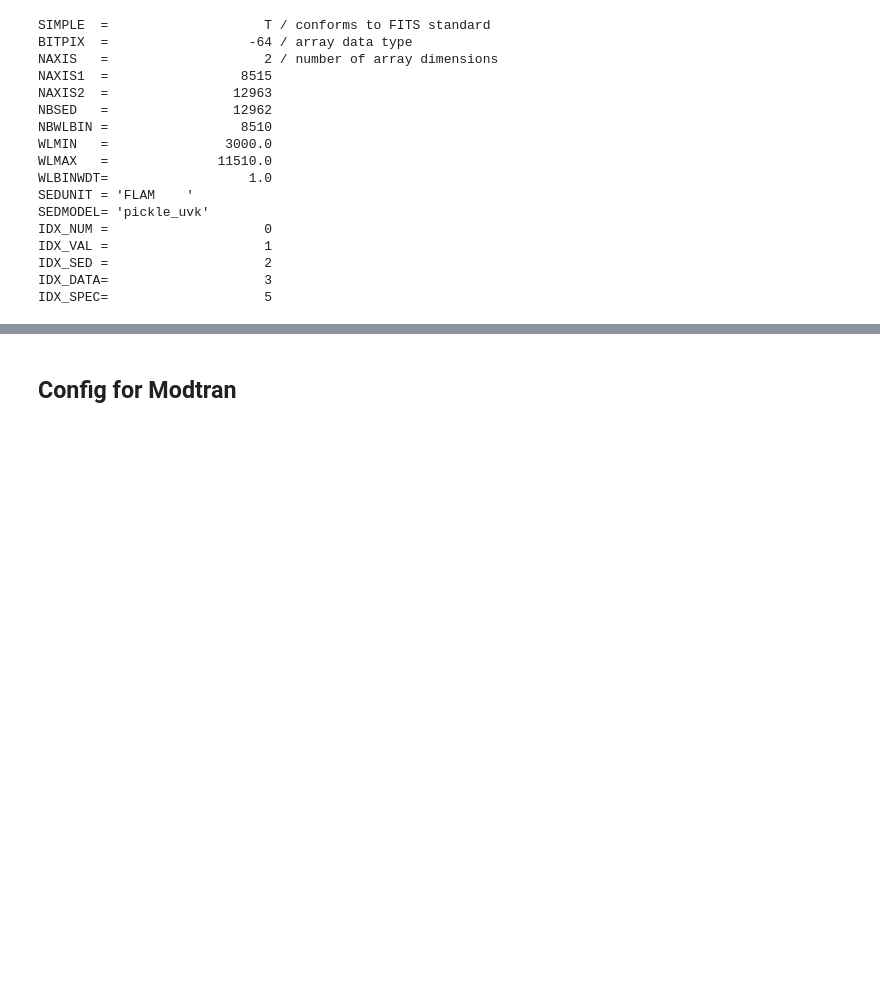
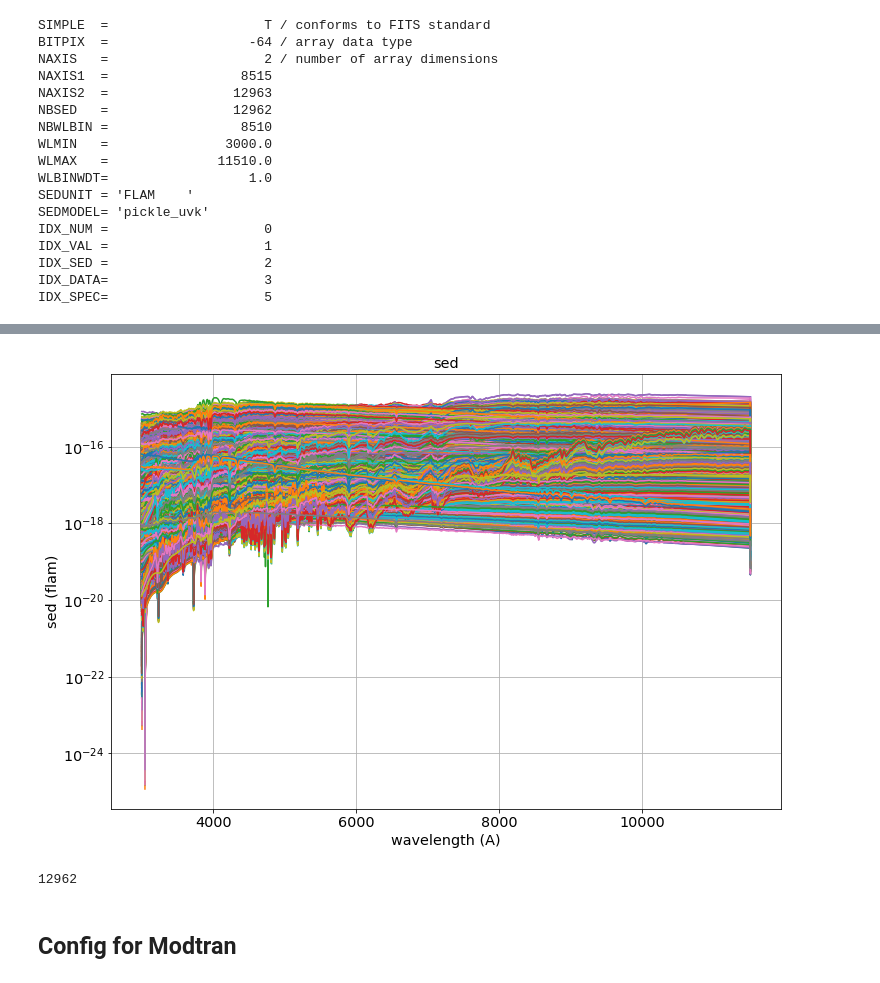
Before and after one commit to LSSTDESC/ModtranLibRadTranComp, a Jupyter notebook: CompareMTRTAtmosphericMagnitudes.ipynb, the cells around one changed output, grey strips where cells are left out. Cells and saved outputs as stored; diff of their text form; code cells hidden in the pictures; blank space fills up the shorter version.

```diff
--- a/CompareMTRTAtmosphericMagnitudes.ipynb
+++ b/CompareMTRTAtmosphericMagnitudes.ipynb
@@ -55,3 +62,15 @@ from MyThroughputs import *
+# %%
+def plot_allsed(data,index_spec):
+    plt.figure()
+
+    for idx in np.arange(data.shape[0]-1):
+
+        plt.semilogy(data[0,index_spec:],data[1+idx,index_spec:],'-')
+    plt.grid(True)
+    plt.title('sed')
+    plt.xlabel('wavelength (A)')
+    plt.ylabel('sed (flam)')
+    plt.show()
 # %% [markdown]
 # Config
 # %%
@@ -99,0 +129,4 @@ sed_data=sed_hdu[0].data
+# %%
+plot_allsed(sed_data,sidx_spec)
+# %% [output]
+[figure, added]
@@ -100,3 +135,7 @@ sed_data=sed_hdu[0].data
+# %%
+NBSED_MAX
+# %% [output]
+12962
 # %% [markdown]
 ## Config for Modtran
 # %%
```
Also changed, not shown: parts of 31 cells of this notebook.
